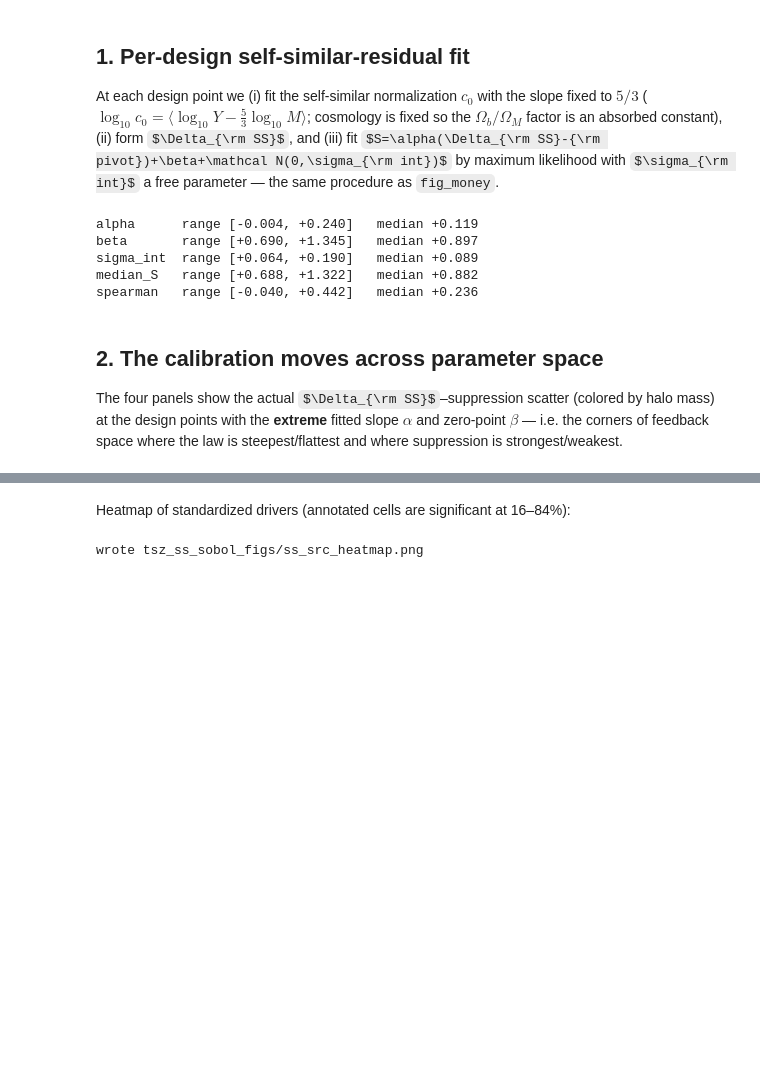
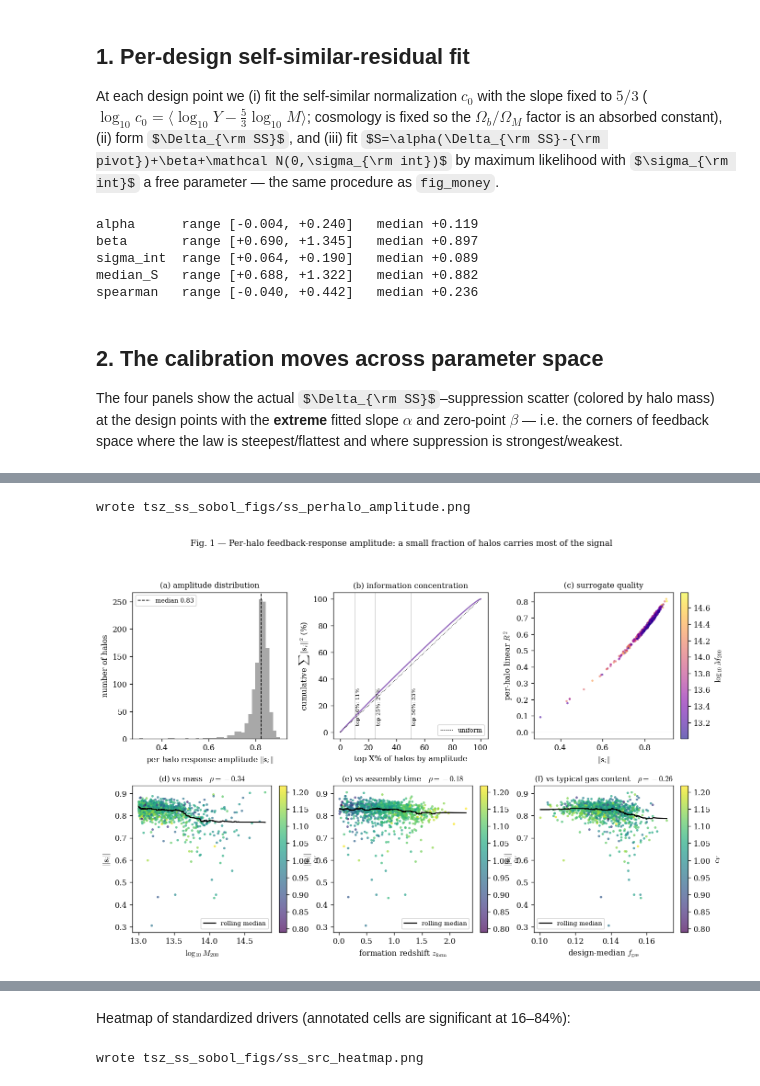
Before and after one commit to Maxelee/BIND, a Jupyter notebook: tsz_ss_calibration_sobol.ipynb, the cells around one changed output, grey strips where cells are left out. Saved outputs shown, nothing was run; the diff lists cells and outputs as text; code cells hidden in the pictures; some formulas as TeX source; blank space fills up the shorter version.

```diff
--- a/tsz_ss_calibration_sobol.ipynb
+++ b/tsz_ss_calibration_sobol.ipynb
@@ -150,0 +625,70 @@ wrote tsz_ss_sobol_figs/ss_money_panels.png
+# %%
+# Fig 1 — distribution of per-halo response amplitude + stratification by halo properties
+fig = plt.figure(figsize=(13, 8))
+gs = fig.add_gridspec(2, 3, hspace=0.32, wspace=0.30)
+
+# (a) amplitude histogram, with running cumulative information share
+ax = fig.add_subplot(gs[0, 0])
+amp = s_amp[np.isfinite(s_amp)]
+ax.hist(amp, bins=40, color='0.6', alpha=0.85)
+ax.axvline(np.median(amp), color='k', ls='--', lw=1, label=f'median {np.median(amp):.2f}')
+ax.set_xlabel(r'per-halo response amplitude $\|\mathbf{s}_i\|$')
+ax.set_ylabel('number of halos')
+ax.legend(fontsize=8)
+ax.set_title('(a) amplitude distribution', fontsize=10)
+
+# (b) Lorenz-like cumulative information share: do few halos carry most of the |s|^2?
+ax = fig.add_subplot(gs[0, 1])
+ord_ = np.argsort(-amp)
+cum = np.cumsum(amp[ord_] ** 2) / np.sum(amp[ord_] ** 2)
+frac = np.arange(1, len(amp) + 1) / len(amp)
+ax.plot(100 * frac, 100 * cum, lw=1.6, color='tab:purple')
+ax.plot([0, 100], [0, 100], 'k:', lw=0.8, label='uniform')
+for q in (0.1, 0.25, 0.5):
+    k_ = int(q * len(amp))
+    ax.axvline(100 * q, color='0.7', lw=0.6)
+    ax.text(100 * q + 1, 5, f'top {int(100*q)}%: {100*cum[k_]:.0f}%',
+            rotation=90, fontsize=7, va='bottom')
+ax.set_xlabel('top-X% of halos by amplitude')
+ax.set_ylabel(r'cumulative $\sum\|\mathbf{s}_i\|^2$ (%)')
+ax.legend(fontsize=8, loc='lower right')
+ax.set_title('(b) information concentration', fontsize=10)
+
+# (c) per-halo linear-R^2 vs amplitude — does the linear surrogate work where it matters?
+ax = fig.add_subplot(gs[0, 2])
+m = np.isfinite(s_amp) & np.isfinite(R2_halo)
+sc = ax.scatter(s_amp[m], R2_halo[m], c=logM[m], cmap='plasma', s=8, alpha=0.6,
+                edgecolor='none')
+ax.axhline(0, color='0.6', lw=0.5)
+ax.set_xlabel(r'$\|\mathbf{s}_i\|$')
+ax.set_ylabel(r'per-halo linear $R^2$')
+ax.set_title('(c) surrogate quality', fontsize=10)
+plt.colorbar(sc, ax=ax, fraction=0.05, label=r'$\log_{10}M_{200}$')
+
+# (d-f) amplitude vs (mass, z_form, fiducial f_gas), colored by c_V
+covars = [(logM,            r'$\log_{10}M_{200}$',           'mass'),
+          (ASM[:, iZF],     r'formation redshift $z_{\rm form}$', 'assembly time'),
+          (fgas_typ,        r'design-median $f_{\rm gas}$',  'typical gas content')]
+for col, (xv, xlab, ttl) in enumerate(covars):
+    ax = fig.add_subplot(gs[1, col])
+    m = np.isfinite(s_amp) & np.isfinite(xv) & np.isfinite(ASM[:, iCV])
+    sc = ax.scatter(xv[m], s_amp[m], c=ASM[m, iCV], cmap='viridis',
+                    s=10, alpha=0.7, edgecolor='none')
+    # rolling median for the eye
+    order = np.argsort(xv[m])
+    xs = xv[m][order]; ys = s_amp[m][order]
+    w = max(20, len(xs) // 20)
+    med = np.array([np.median(ys[max(0, i - w):i + w + 1]) for i in range(len(xs))])
+    ax.plot(xs, med, color='k', lw=1.4, label='rolling median')
+    rho = spearmanr(xv[m], s_amp[m]).correlation
+    ax.set_xlabel(xlab); ax.set_ylabel(r'$\|\mathbf{s}_i\|$')
+    ax.set_title(f'({"def"[col]}) vs {ttl}   $\\rho={rho:+.2f}$', fontsize=10)
+    ax.legend(fontsize=8, loc='best')
+    plt.colorbar(sc, ax=ax, fraction=0.05, label=r'$c_V$')
+
+fig.suptitle('Fig. 1 — Per-halo feedback-response amplitude: a small fraction of halos '
+             'carries most of the signal', y=1.00, fontsize=11)
+savefig(fig, 'ss_perhalo_amplitude'); plt.show()
+# %% [output]
+wrote tsz_ss_sobol_figs/ss_perhalo_amplitude.png
+[figure, added]
```
Also changed, not shown: parts of 23 cells of this notebook, 15 other files.
